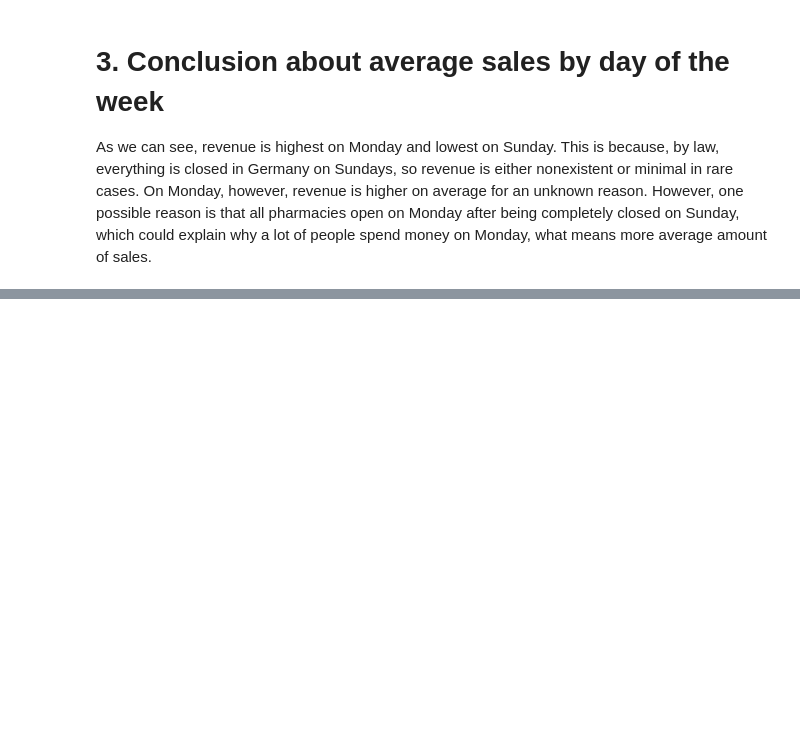
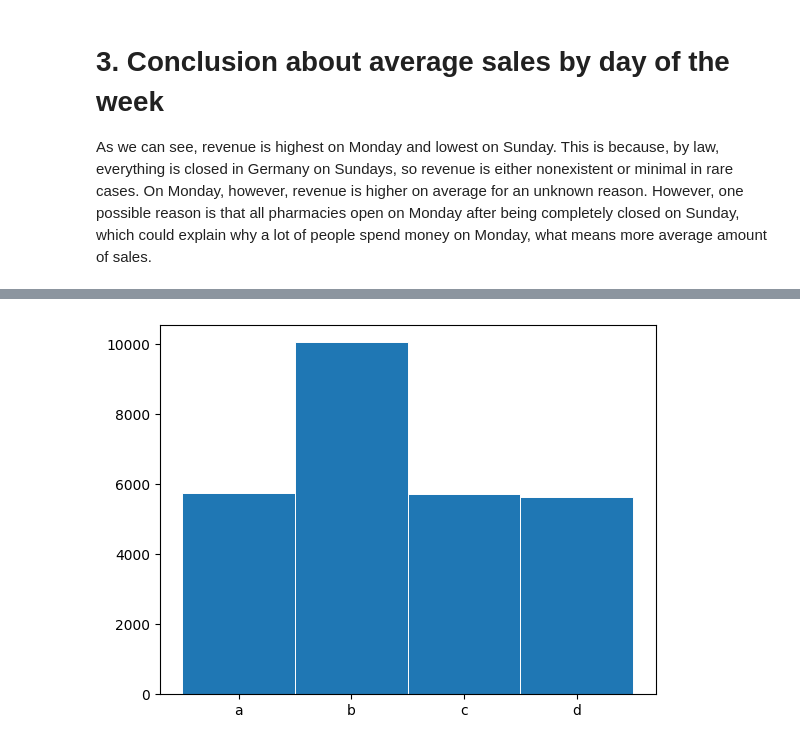
Before and after one commit to Astronom2617/rossmann-sales-forecasting, a Jupyter notebook: rossmann_eda.ipynb, the cells around one changed output, grey strips where cells are left out. Cells and saved outputs as stored; diff of their text form; code cells hidden in the pictures; blank space fills up the shorter version.

```diff
--- a/rossmann_eda.ipynb
+++ b/rossmann_eda.ipynb
@@ -172,0 +197,3 @@ As we can see, revenue is highest on Monday and lowest on Sunday. This is becaus
+# %%
+train_store = train.merge(store, on='Store')
+train_store.head()
@@ -172,0 +207,3 @@ As we can see, revenue is highest on Monday and lowest on Sunday. This is becaus
+# %%
+sales_by_store_type = train_store.groupby('StoreType')['Sales'].mean()
+sales_by_store_type
@@ -172,0 +218,9 @@ As we can see, revenue is highest on Monday and lowest on Sunday. This is becaus
+# %%
+fig, ax = plt.subplots()
+
+ax.bar(sales_by_store_type.index, sales_by_store_type.values,
+       width=1, edgecolor="white", linewidth=0.7)
+
+plt.show()
+# %% [output]
+[figure, added]
```
Also changed, not shown: parts of 10 cells of this notebook.
